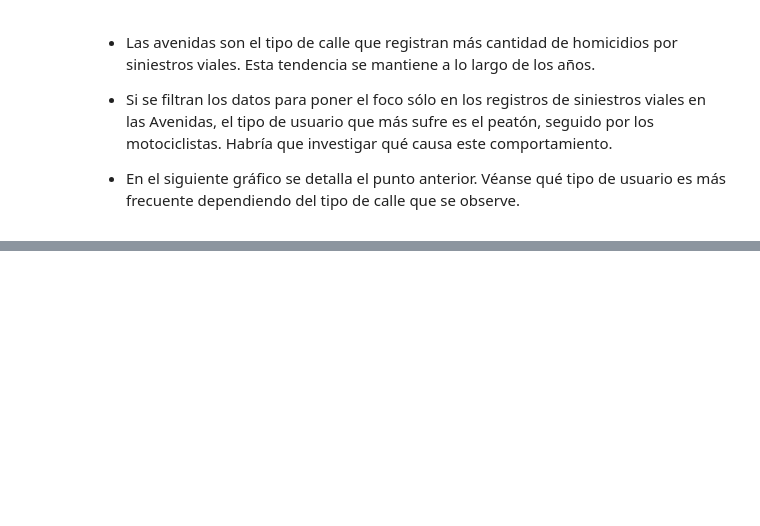
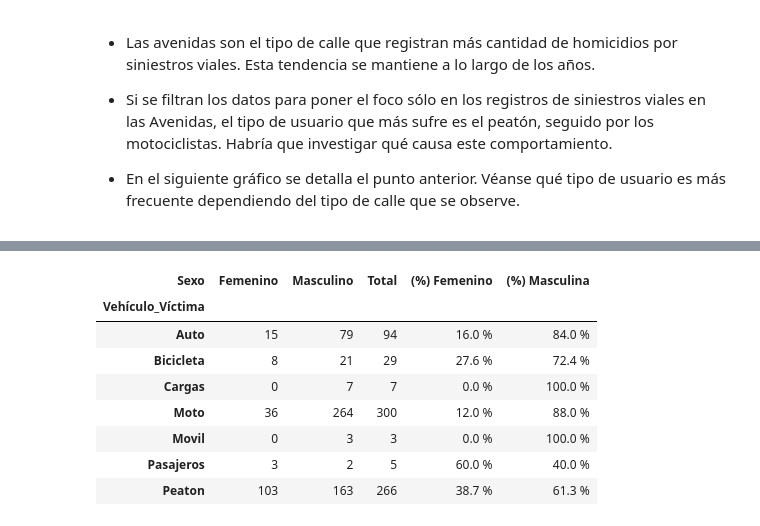
Before and after one commit to Juan-Mendoza00/pi_da, a Jupyter notebook: EDA.ipynb, the cells around one changed output, grey strips where cells are left out. Drawn from its saved outputs; the diff is of its cells as text; code cells hidden in the pictures; blank space fills up the shorter version.

```diff
--- a/EDA.ipynb
+++ b/EDA.ipynb
@@ -627,0 +665,30 @@ plt.savefig('./visual/vict_tipo_calle_usuario.png')
+# %%
+g_sex = pd.pivot_table(
+    df_victimas, columns='Sexo',
+    index='Vehículo_Víctima',
+    values='ID_hecho',
+    aggfunc='count'
+)
+
+# rellenar valores nulos y pasr a entero
+g_sex = g_sex.fillna(0).astype('int')
+
+# Crear columnas de porcentajes
+g_sex['Total'] = g_sex.sum(axis=1)
+g_sex['(%) Femenino'] = ((g_sex['Femenino'] / g_sex['Total']) * 100).apply(round, ndigits=1).astype('str') + ' %'
+g_sex['(%) Masculina'] = ((g_sex['Masculino'] / g_sex['Total']) * 100).apply(round, ndigits=1).astype('str') + ' %'
+
+# Guardar en hoja de calculo
+f.save_table_to_sheet(g_sex,'./data/Resultados.xlsx', sheet_name='Vista_SexoYVehiculo')
+
+g_sex
+# %% [output]
+| Sexo | Femenino | Masculino | Total | (%) Femenino | (%) Masculina |
+| Vehículo_Víctima |  |  |  |  |  |
+| Auto | 15 | 79 | 94 | 16.0 % | 84.0 % |
+| Bicicleta | 8 | 21 | 29 | 27.6 % | 72.4 % |
+| Cargas | 0 | 7 | 7 | 0.0 % | 100.0 % |
+| Moto | 36 | 264 | 300 | 12.0 % | 88.0 % |
+| Movil | 0 | 3 | 3 | 0.0 % | 100.0 % |
+| Pasajeros | 3 | 2 | 5 | 60.0 % | 40.0 % |
+| Peaton | 103 | 163 | 266 | 38.7 % | 61.3 % |
```
Also changed, not shown: parts of 9 cells of this notebook, 6 other files.
